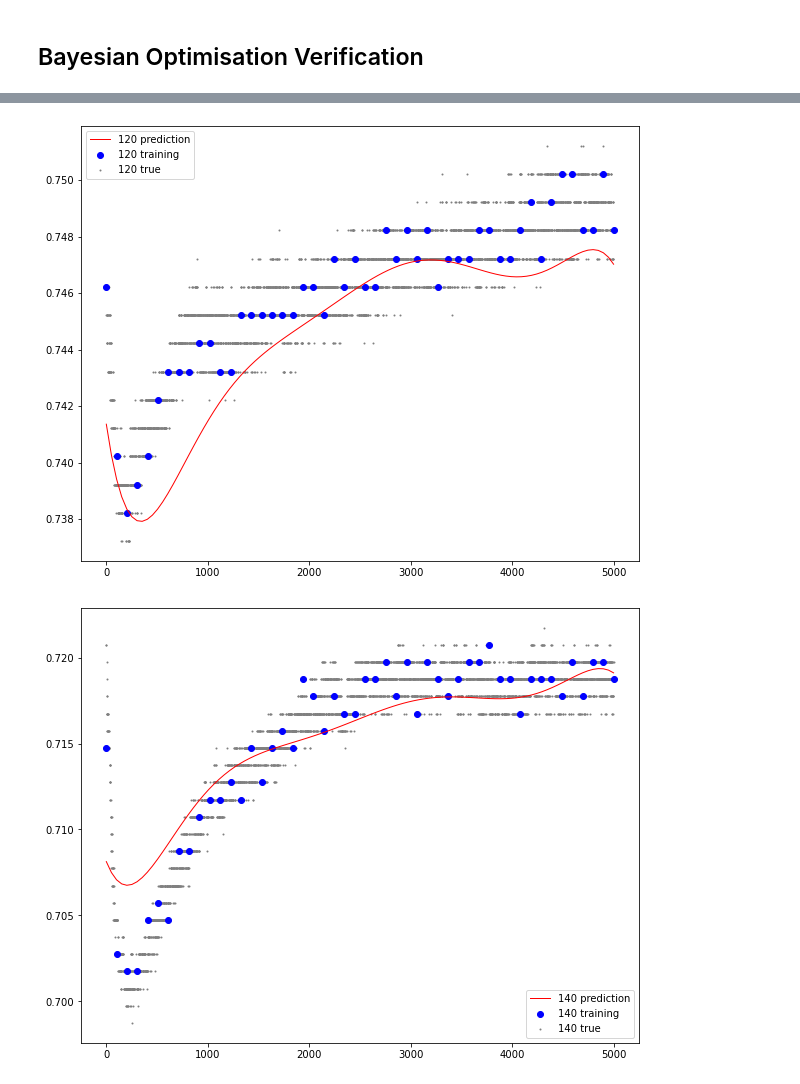
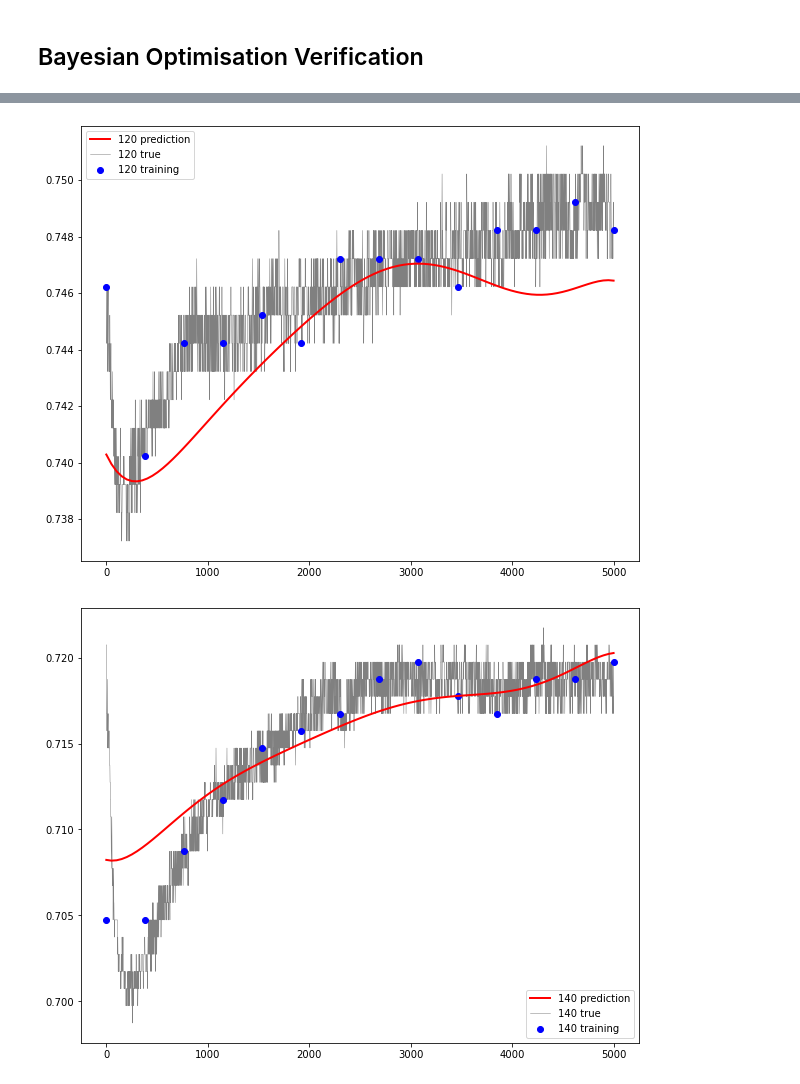
Before and after one commit to michelleliu1027/Bayesian_PV, a Jupyter notebook: BO_2d.ipynb, the cells around one changed output, grey strips where cells are left out. Cells and saved outputs as stored; diff of their text form; code cells hidden in the pictures.

Commit message:
update (BO_2d): plot types

```diff
--- a/BO_2d.ipynb
+++ b/BO_2d.ipynb
@@ -30,7 +30,7 @@ for temp in list_temp:
     i+=1
 # %%
 ### Data setup
-NUM_OF_DATA_POINTS = 50
+NUM_OF_DATA_POINTS = 14
 NUM_OF_PLOT_POINTS = 100
 # gp settings
 NOISE_LEVEL = 1e-5
@@ -105,17 +105,17 @@ plt.show()
 # %%
 i = 1
 j = NUM_OF_DATA_POINTS
 k = 0
 for temp in temp_list:
     fig = plt.figure(figsize=(10,8))
-    plt.plot(x1,Zp[:,i],label = str(temp)+' prediction',c='red',lw=1,zorder=3)
+    plt.plot(x1,Zp[:,i],label = str(temp)+' prediction',c='red',lw=2,zorder=3)
     i += int(NUM_OF_PLOT_POINTS/3-1)
     plt.scatter (x_train,Y[j-NUM_OF_DATA_POINTS:j],label = str(temp)+' training',c='blue',zorder=2)
     j += NUM_OF_DATA_POINTS
-    plt.scatter(X_,y_normal[k:k+5000],label = str(temp)+' true',s=1,c='grey',zorder=1)
+    plt.plot(X_,y_normal[k:k+5000],label = str(temp)+' true',lw=0.5,c='grey',zorder=1)
     k+=5000
     plt.legend()
     plt.show()
 # %% [output]
-[figure, old version]
+[figure, new version]
-[figure, old version]
+[figure, new version]
```
Also changed, not shown: parts of 4 cells of this notebook.
